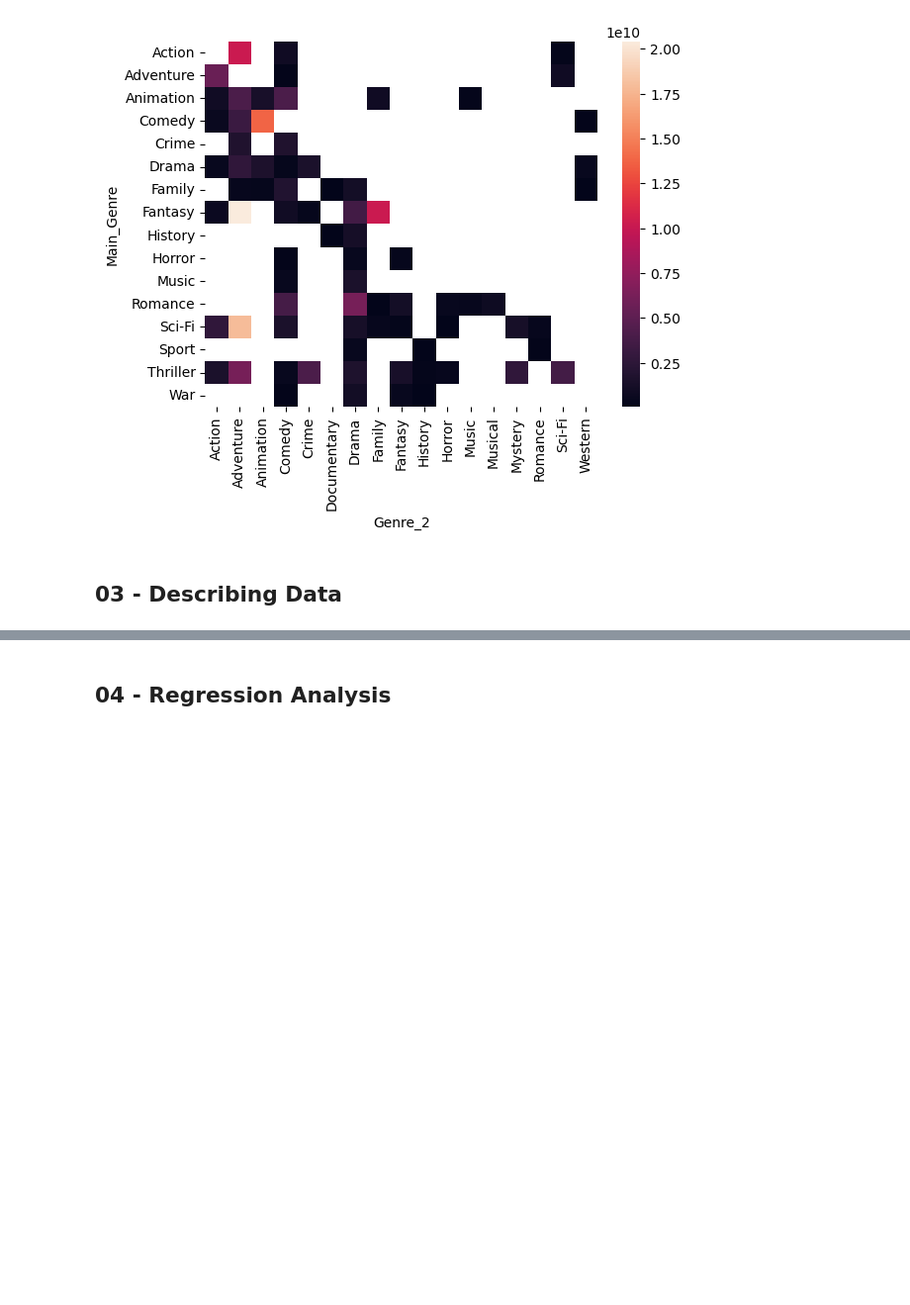
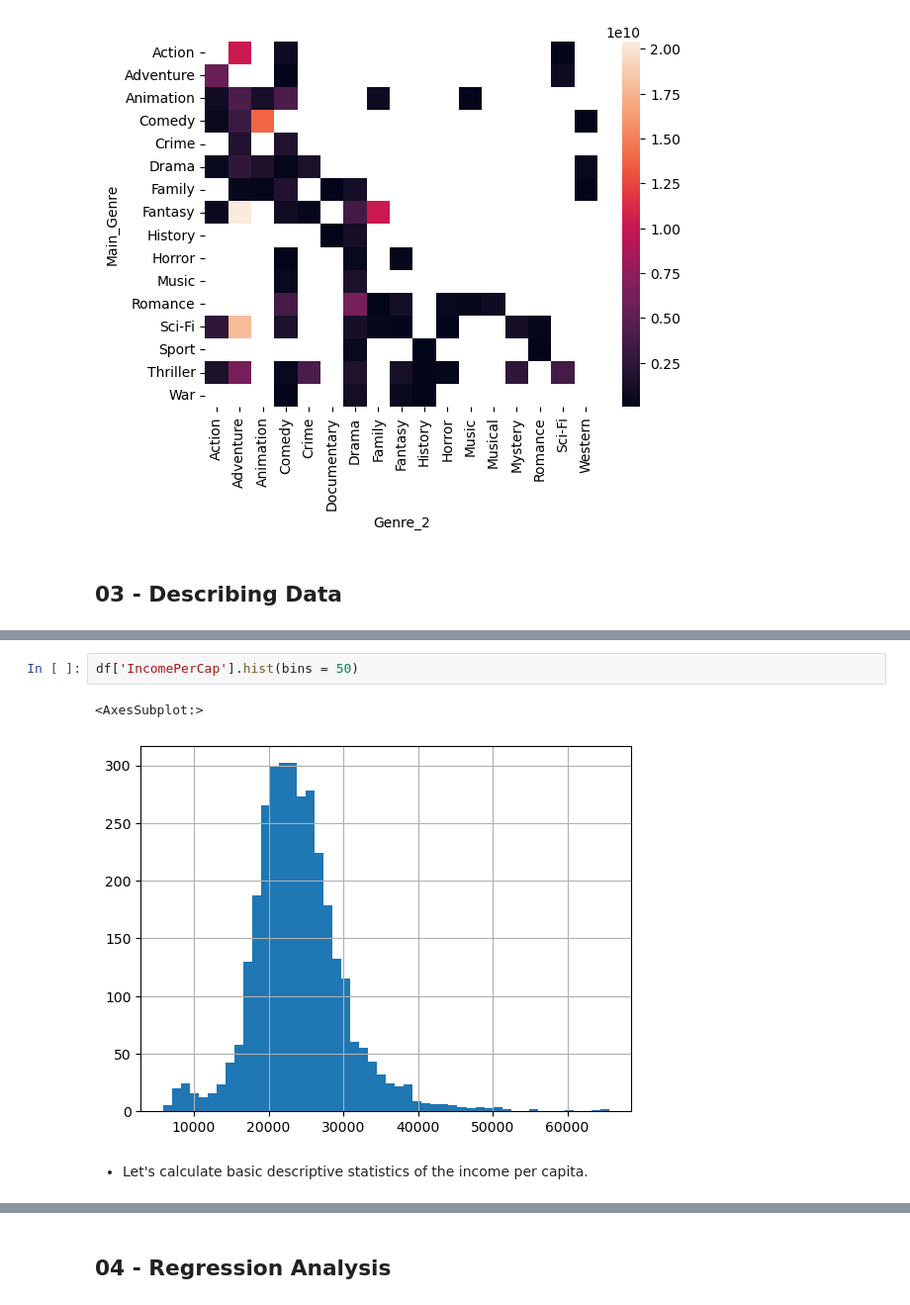
Before and after one commit to alessiodesogus/2023, a Jupyter notebook: Exam/Helpers/Exam_helpers.ipynb, the cells around one changed output, grey strips where cells are left out. Shown at 99% size. Saved outputs shown, nothing was run; the diff lists cells and outputs as text; blank space fills up the shorter version.

```diff
--- a/Exam/Helpers/Exam_helpers.ipynb
+++ b/Exam/Helpers/Exam_helpers.ipynb
@@ -828,0 +854,7 @@ sns.heatmap(df3, annot=False)
+# %%
+df['IncomePerCap'].hist(bins = 50)
+# %% [output]
+<AxesSubplot:>
+[figure, added]
+# %% [markdown]
+- Let's calculate basic descriptive statistics of the income per capita.
```
Also changed, not shown: parts of 101 cells of this notebook, 1 other file.
